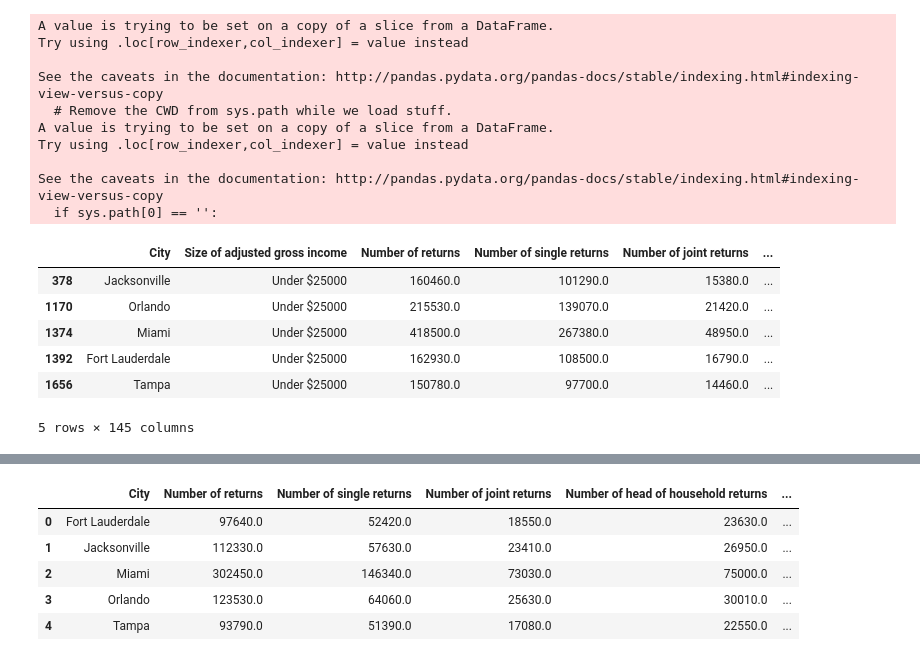
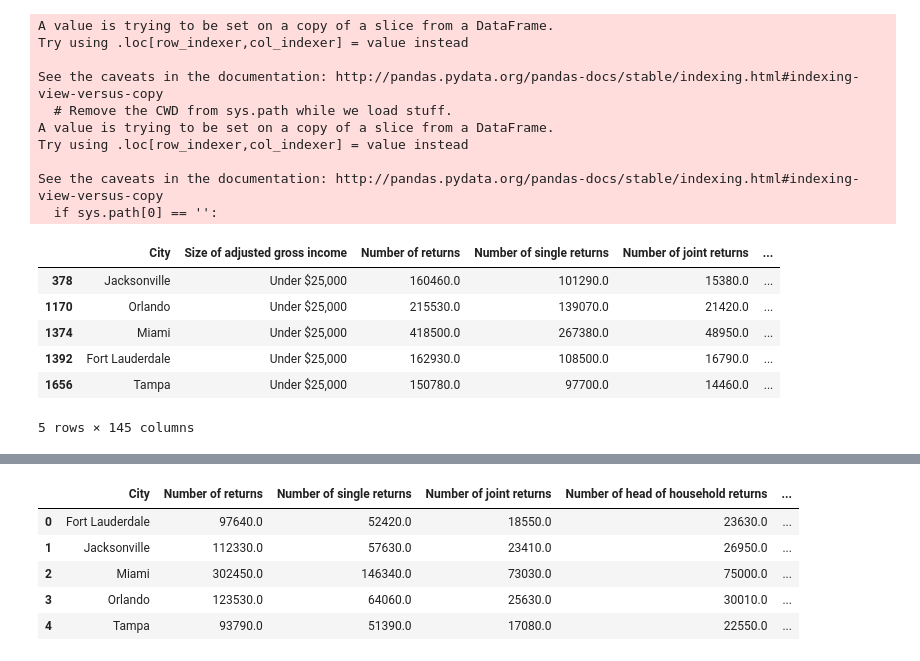
Before and after one commit to Sbrown146/Project1, a Jupyter notebook: Project Data Final Code Template.ipynb, the cells around one changed output, grey strips where cells are left out. Cells and saved outputs as stored; diff of their text form; code cells hidden in the pictures.

```diff
--- a/Project Data Final Code.ipynb
+++ b/Project Data Final Code Template.ipynb
@@ -268,34 +271,34 @@ Florida_cities_indexed
 # %%
 # Question 1.
 # Lower income on a heat map.
 Lower_bracket=Florida_cities.loc[ \
-(Florida_cities["Number of returns"]>100000) & (Florida_cities["Size of adjusted gross income"]=="Under $25000"),:]
+(Florida_cities["Number of returns"]>100000) & (Florida_cities["Size of adjusted gross income"]=="Under $25,000"),:]
 
 Lower_bracket_display=Lower_bracket
 
 for col in Lower_bracket_display.columns:
     if "Amount" in col:
         Lower_bracket_display[col]= Lower_bracket_display[col]*1000
         Lower_bracket_display[col]= \
             Lower_bracket_display[col].astype(float).map("${:20,.0f}".format)
 
 
 Lower_bracket_display
 # %% [output]
 A value is trying to be set on a copy of a slice from a DataFrame.
 Try using .loc[row_indexer,col_indexer] = value instead
 
 See the caveats in the documentation: http://pandas.pydata.org/pandas-docs/stable/indexing.html#indexing-view-versus-copy
   # Remove the CWD from sys.path while we load stuff.
 A value is trying to be set on a copy of a slice from a DataFrame.
 Try using .loc[row_indexer,col_indexer] = value instead
 
 See the caveats in the documentation: http://pandas.pydata.org/pandas-docs/stable/indexing.html#indexing-view-versus-copy
   if sys.path[0] == '':
 |  | City | Size of adjusted gross income | Number of returns | Number of single returns | Number of joint returns | ... |
-| 378 | Jacksonville | Under $25000 | 160460.0 | 101290.0 | 15380.0 | ... |
-| 1170 | Orlando | Under $25000 | 215530.0 | 139070.0 | 21420.0 | ... |
-| 1374 | Miami | Under $25000 | 418500.0 | 267380.0 | 48950.0 | ... |
-| 1392 | Fort Lauderdale | Under $25000 | 162930.0 | 108500.0 | 16790.0 | ... |
-| 1656 | Tampa | Under $25000 | 150780.0 | 97700.0 | 14460.0 | ... |
+| 378 | Jacksonville | Under $25,000 | 160460.0 | 101290.0 | 15380.0 | ... |
+| 1170 | Orlando | Under $25,000 | 215530.0 | 139070.0 | 21420.0 | ... |
+| 1374 | Miami | Under $25,000 | 418500.0 | 267380.0 | 48950.0 | ... |
+| 1392 | Fort Lauderdale | Under $25,000 | 162930.0 | 108500.0 | 16790.0 | ... |
+| 1656 | Tampa | Under $25,000 | 150780.0 | 97700.0 | 14460.0 | ... |
 5 rows × 145 columns
```
Also changed, not shown: parts of 10 cells of this notebook, 9 other files.
